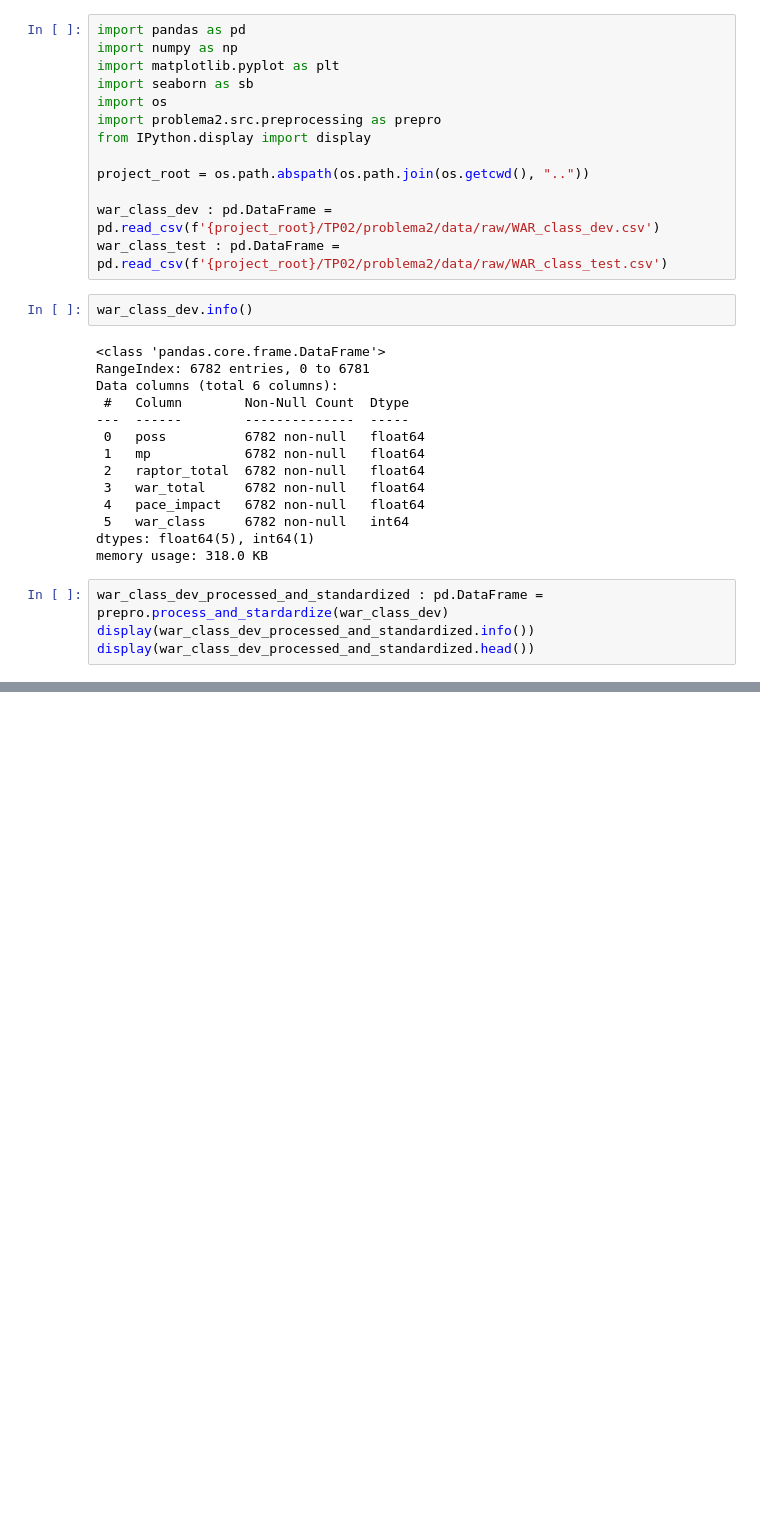
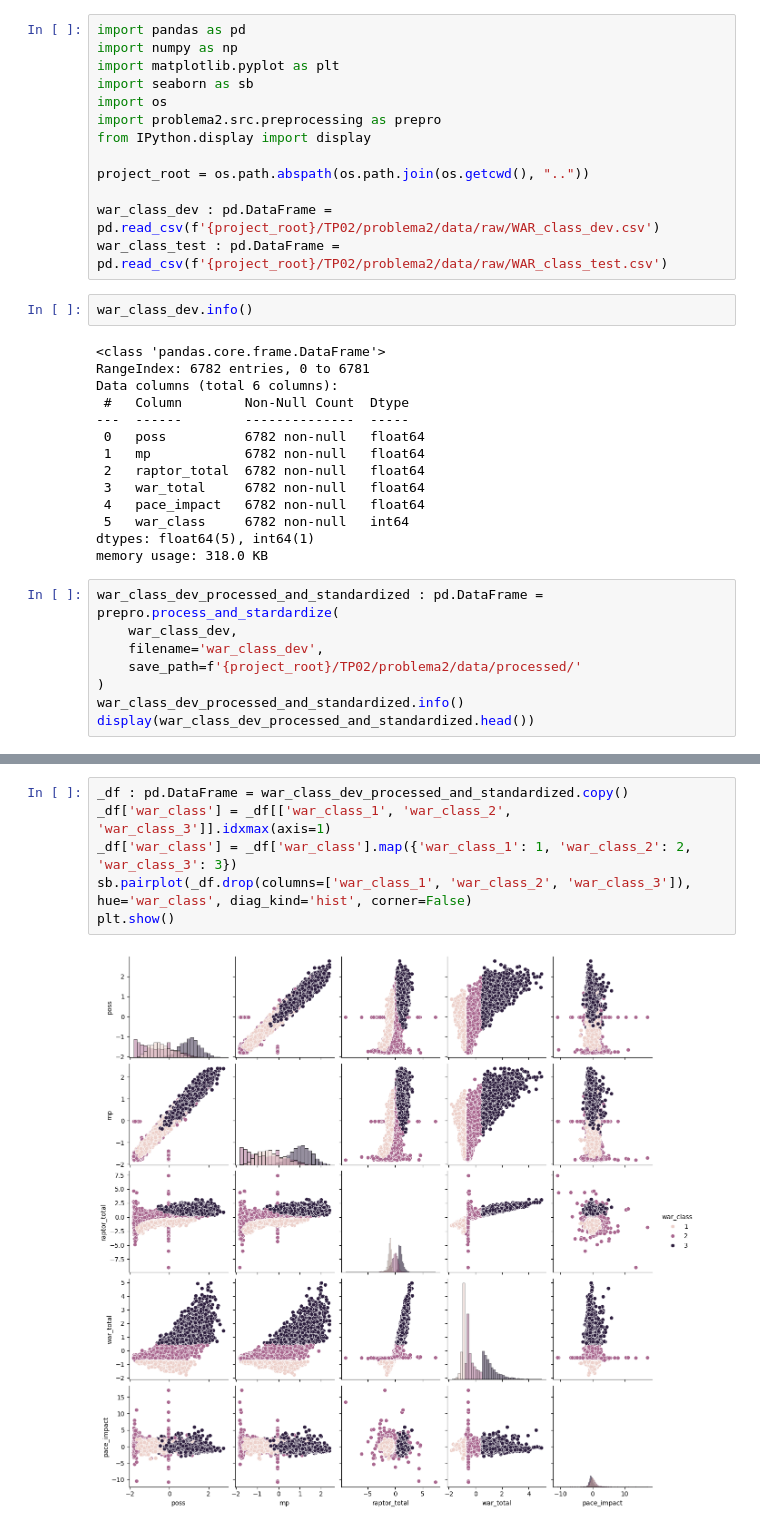
Before and after one commit to NazaGonella/TP02-machine-learning, a Jupyter notebook: (2)_Gonella_Nazareno_Notebook_TP2.ipynb, the cells around one changed output, grey strips where cells are left out. Saved outputs shown, nothing was run; the diff lists cells and outputs as text; blank space fills up the shorter version.

```diff
--- a/(2)_Gonella_Nazareno_Notebook_TP2.ipynb
+++ b/(2)_Gonella_Nazareno_Notebook_TP2.ipynb
@@ -28,6 +28,10 @@ Data columns (total 6 columns):
 dtypes: float64(5), int64(1)
 memory usage: 318.0 KB
 # %%
-war_class_dev_processed_and_standardized : pd.DataFrame = prepro.process_and_stardardize(war_class_dev)
-display(war_class_dev_processed_and_standardized.info())
+war_class_dev_processed_and_standardized : pd.DataFrame = prepro.process_and_stardardize(
+    war_class_dev,
+    filename='war_class_dev',
+    save_path=f'{project_root}/TP02/problema2/data/processed/'
+)
+war_class_dev_processed_and_standardized.info()
 display(war_class_dev_processed_and_standardized.head())
@@ -33,0 +99,8 @@ display(war_class_dev_processed_and_standardized.head())
+# %%
+_df : pd.DataFrame = war_class_dev_processed_and_standardized.copy()
+_df['war_class'] = _df[['war_class_1', 'war_class_2', 'war_class_3']].idxmax(axis=1)
+_df['war_class'] = _df['war_class'].map({'war_class_1': 1, 'war_class_2': 2, 'war_class_3': 3})
+sb.pairplot(_df.drop(columns=['war_class_1', 'war_class_2', 'war_class_3']), hue='war_class', diag_kind='hist', corner=False)
+plt.show()
+# %% [output]
+[figure, added]
```
Also changed, not shown: parts of 5 cells of this notebook, 13 other files.
